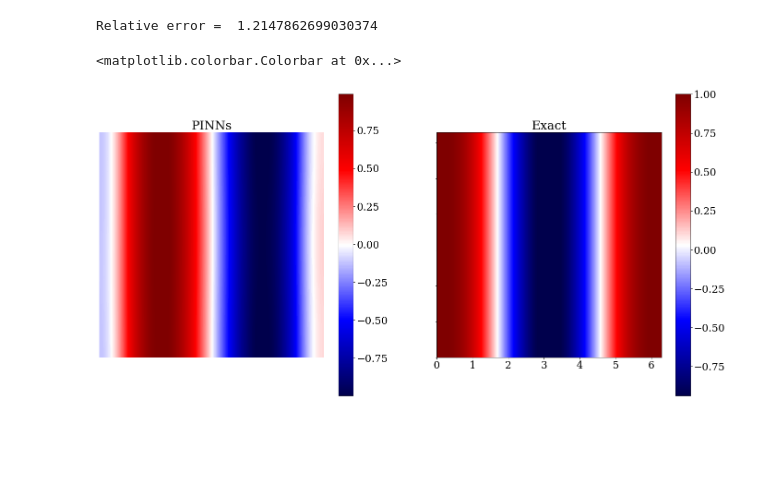
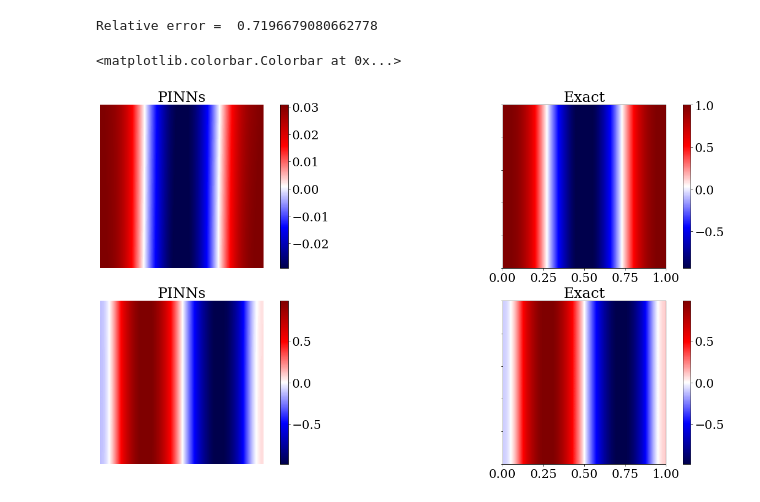
Before and after one commit to pescap/ScattPINNs, a Jupyter notebook: examples/forward/test_H_neumann_eikx.ipynb, the cells around one changed output. Drawn from its saved outputs; the diff is of its cells as text; code cells hidden in the pictures; blank space fills up the shorter version.

```diff
--- a/examples/forward/test_H_neumann_eikx.ipynb
+++ b/examples/forward/test_H_neumann_eikx.ipynb
@@ -445,14 +130,13 @@ Saving test data to /content/test.dat ...
 # %%
 import matplotlib.pyplot as plt
 # Square grid with 10 points per wavelength in each direction
-Nx = int(np.ceil(dim_x/wave_len * 10))
+Nx = int(np.ceil(1/wave_len * 10))
 Ny = Nx
 
-def sol(x):
-    return np.exp(1j * k0 * x[:, 0:1])
 
 # Grid points
-xmin, xmax, ymin, ymax = [0, dim_x, 0, dim_x]
+xmin, xmax, ymin, ymax = [0, 1, 0, 1]
+
 plot_grid = np.mgrid[xmin:xmax:Nx * 1j, ymin:ymax:Ny * 1j]
 points = np.vstack((plot_grid[0].ravel(),
                     plot_grid[1].ravel(),
@@ -466,43 +150,66 @@ points_2d = points[:2, :]
 #points[1, in_circ] = radius + wave_len / 10
 #points[2, in_circ] = 0.
 
 # Bounding box tree etc for function evaluations
 
-u_sca = model.predict(points[:2, :].T)
-u_sca = u_sca[:, 0] + 1j* u_sca[:, 1]
-u_sca = u_sca.reshape((Nx, Ny))
+u = model.predict(points[:2, :].T)
+u = u[:, 0] + 1j* u[:, 1]
+u = u.reshape((Nx, Ny))
 
 '''                  Compare against analytical solution                    '''
 # Uncomment to perform comparison, takes a few seconds to run
 
-u_exact = sol(points.T)
+u_exact = func(points.T)
+u_exact = u_exact[:, 0] + 1j* u_exact[:, 1]
 u_exact = u_exact.reshape((Nx, Ny))
-diff = u_exact-u_sca
+
+diff = u_exact-u
 error = np.linalg.norm(diff)/np.linalg.norm(u_exact)
 print('Relative error = ', error)
 
 '''                     Plot field and save figure                          '''
 plt.rc('font', family='serif', size=22)
 
-fig, (ax1, ax2) = plt.subplots(1, 2, sharey=True, figsize = (24,12))
+fig, ((ax1, ax2), (ax3,ax4)) = plt.subplots(2, 2, sharey=True, figsize = (24,12))
 
-pcm = ax1.imshow(np.fliplr(np.real(u_sca)).T,
-           extent=[0,dim_x,0,dim_x],
-           cmap=plt.cm.get_cmap('seismic'), interpolation='spline16', label='PINN')
+pcm = ax1.imshow(np.fliplr(np.real(u)).T,
+           extent=[0,1,0,1],
+           cmap=plt.cm.get_cmap('seismic'), interpolation='spline16', label='Re PINN')
 
 ax1.axis('off')
 fig.colorbar(pcm, ax = ax1)
 
 pcm = ax2.imshow(np.fliplr(np.real(u_exact)).T,
-           extent=[0,dim_x,0,dim_x],
-           cmap=plt.cm.get_cmap('seismic'), interpolation='spline16', label = 'Exact')
+           extent=[0,1,0,1],
+           cmap=plt.cm.get_cmap('seismic'), interpolation='spline16', label = 'Re Exact')
 
 
 #ax1.axis('off')
 ax1.set_title('PINNs')
 ax2.set_title('Exact')
 fig.colorbar(pcm, ax = ax2)
+
+
+pcm = ax3.imshow(np.fliplr(np.imag(u)).T,
+           extent=[0,1,0,1],
+           cmap=plt.cm.get_cmap('seismic'), interpolation='spline16', label='Im PINN')
+
+ax3.axis('off')
+
+
+pcm = ax4.imshow(np.fliplr(np.imag(u_exact)).T,
+           extent=[0,1,0,1],
+           cmap=plt.cm.get_cmap('seismic'), interpolation='spline16', label='Im Exact')
+
+ax3.axis('off')
+
+ax3.set_title('PINNs')
+ax4.set_title('Exact')
+
+
+fig.colorbar(pcm, ax = ax3)
+fig.colorbar(pcm, ax = ax4)
 # %% [output]
-Relative error =  1.2147862699030374
+Relative error =  0.7196679080662778
 <matplotlib.colorbar.Colorbar at 0x...>
-[figure, old version]
+[figure, new version]
```
Also changed, not shown: parts of 3 cells of this notebook.
